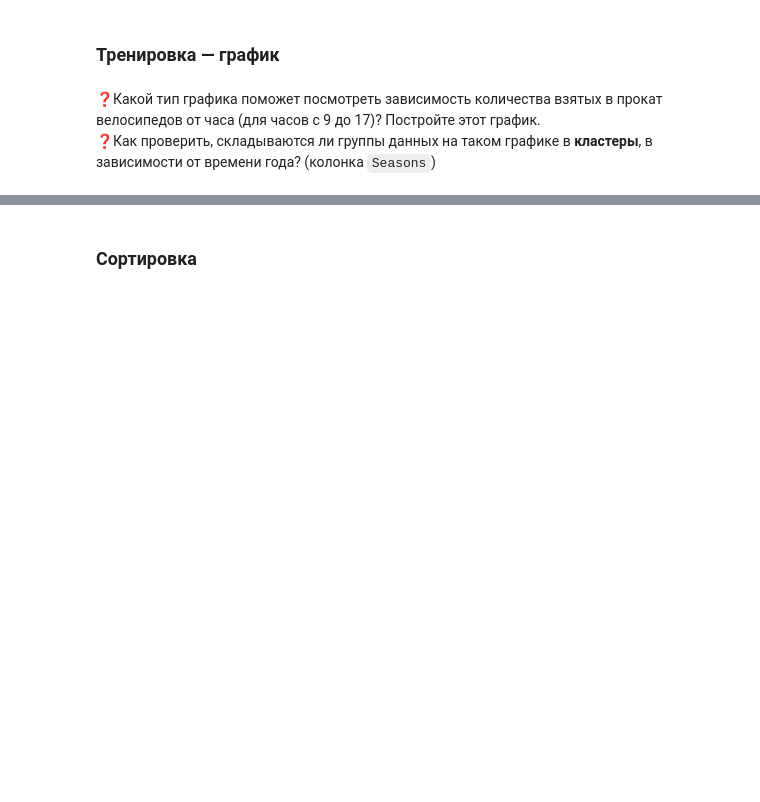
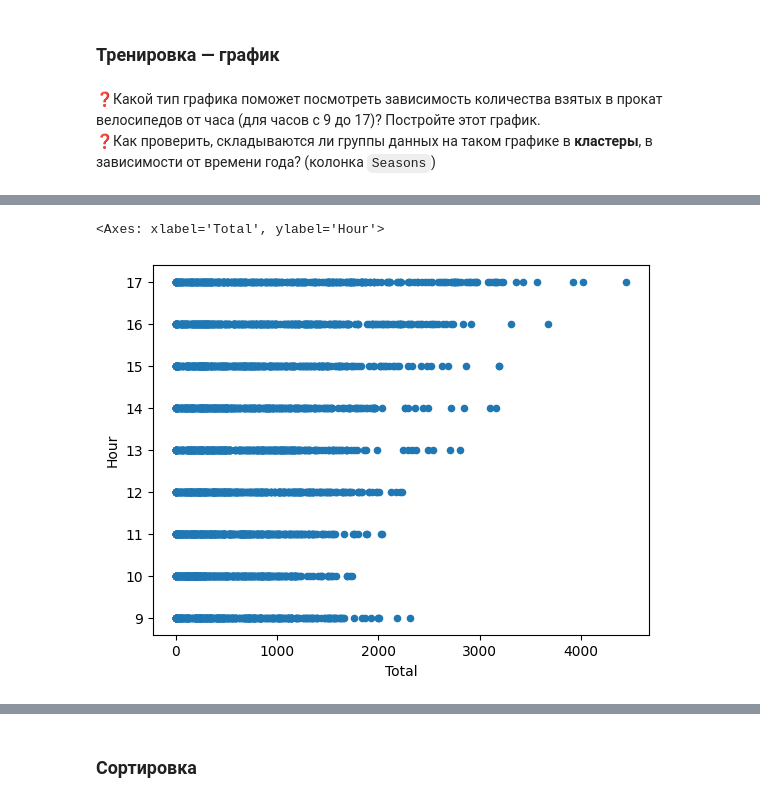
Before and after one commit to bamaxi/dataan-2023-arthist, a Jupyter notebook: seminars/11-andan-filter_sort.ipynb, the cells around one changed output, grey strips where cells are left out. Saved outputs shown, nothing was run; the diff lists cells and outputs as text; code cells hidden in the pictures; blank space fills up the shorter version.

```diff
--- a/seminars/11-andan-filter_sort.ipynb
+++ b/seminars/11-andan-filter_sort.ipynb
@@ -363,0 +702,5 @@ bikes[bikes["Hour"].between(9, 17)]["Total"].mean()
+# %%
+bikes[bikes["Hour"].between(9, 17)].plot.scatter("Total", "Hour")
+# %% [output]
+<Axes: xlabel='Total', ylabel='Hour'>
+[figure, added]
```
Also changed, not shown: parts of 58 cells of this notebook.
